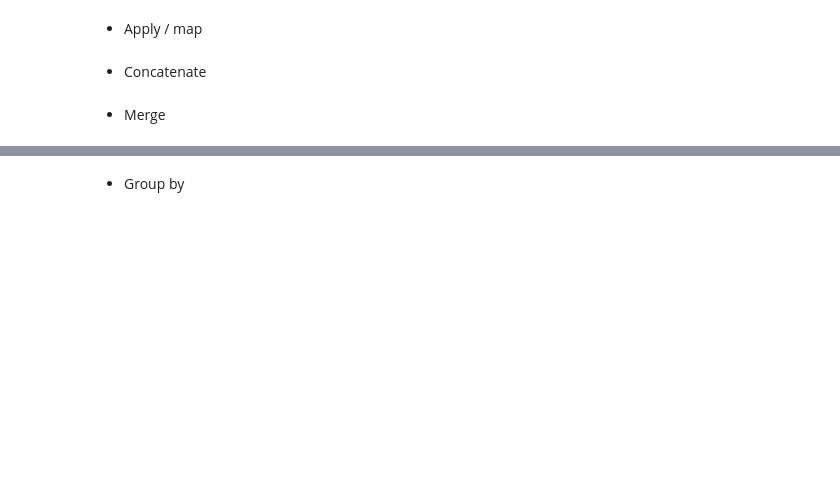
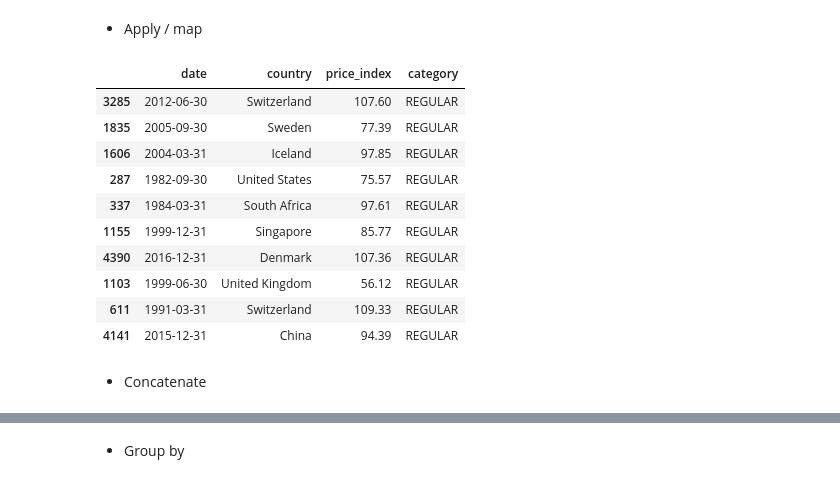
Before and after one commit to emikokic/processing_data_with_pandas, a Jupyter notebook: processing_data_with_pandas_talk.ipynb, the cells around one changed output, grey strips where cells are left out. Cells and saved outputs as stored; diff of their text form; code cells hidden in the pictures; blank space fills up the shorter version.

```diff
--- a/processing_data_with_pandas_talk.ipynb
+++ b/processing_data_with_pandas_talk.ipynb
@@ -339,6 +358,27 @@ df.sample(10)
 # %% [markdown]
 - Apply / map
+# %%
+def get_price_category(price):
+    if price > 150:
+        return 'EXPENSIVE'
+    elif price < 50:
+        return 'CHEAP'
+    else:
+        return 'REGULAR'
+# %%
+df['category'] = df.price_index.map(lambda price: get_price_category(price))
+df.sample(10)
+# %% [output]
+|  | date | country | price_index | category |
+| 3285 | 2012-06-30 | Switzerland | 107.60 | REGULAR |
+| 1835 | 2005-09-30 | Sweden | 77.39 | REGULAR |
+| 1606 | 2004-03-31 | Iceland | 97.85 | REGULAR |
+| 287 | 1982-09-30 | United States | 75.57 | REGULAR |
+| 337 | 1984-03-31 | South Africa | 97.61 | REGULAR |
+| 1155 | 1999-12-31 | Singapore | 85.77 | REGULAR |
+| 4390 | 2016-12-31 | Denmark | 107.36 | REGULAR |
+| 1103 | 1999-06-30 | United Kingdom | 56.12 | REGULAR |
+| 611 | 1991-03-31 | Switzerland | 109.33 | REGULAR |
+| 4141 | 2015-12-31 | China | 94.39 | REGULAR |
 # %% [markdown]
 - Concatenate
-# %% [markdown]
-- Merge
```
Also changed, not shown: parts of 12 cells of this notebook.
